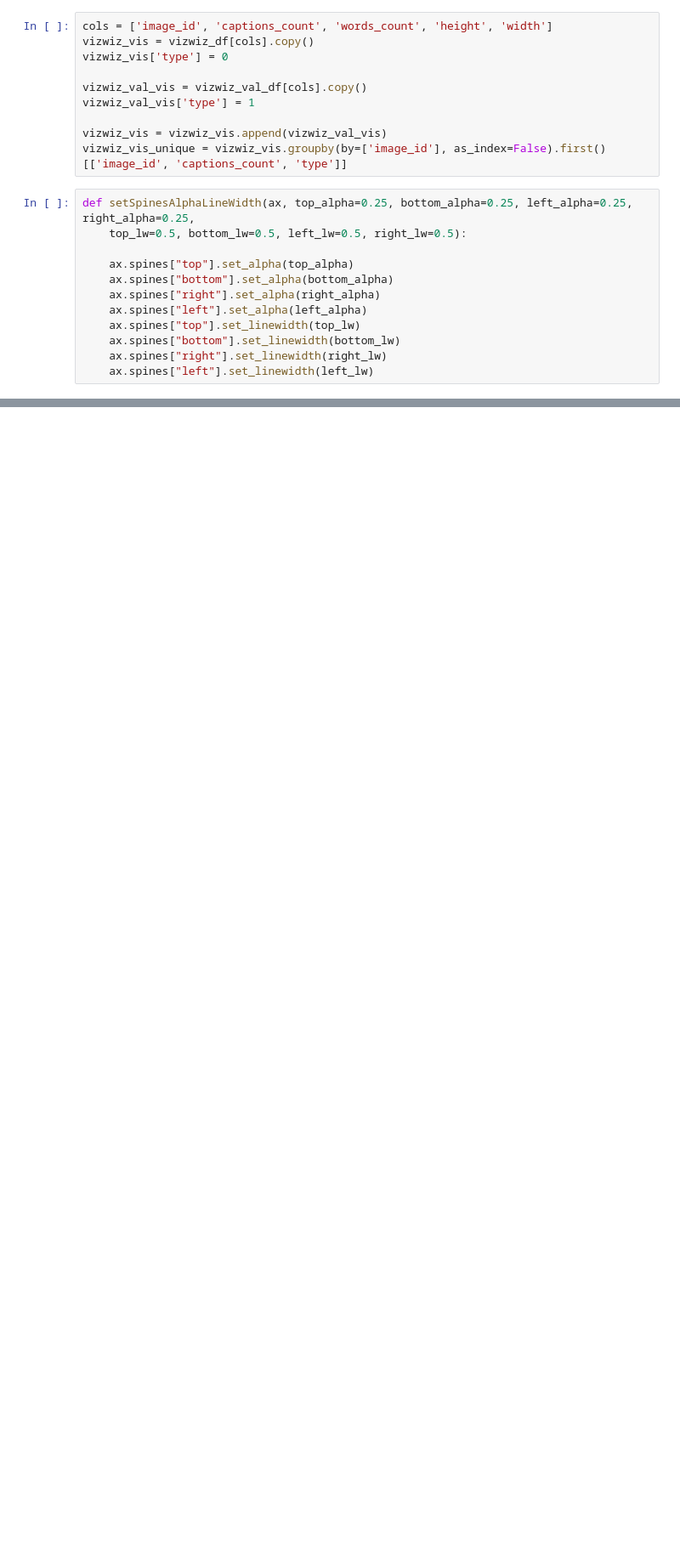
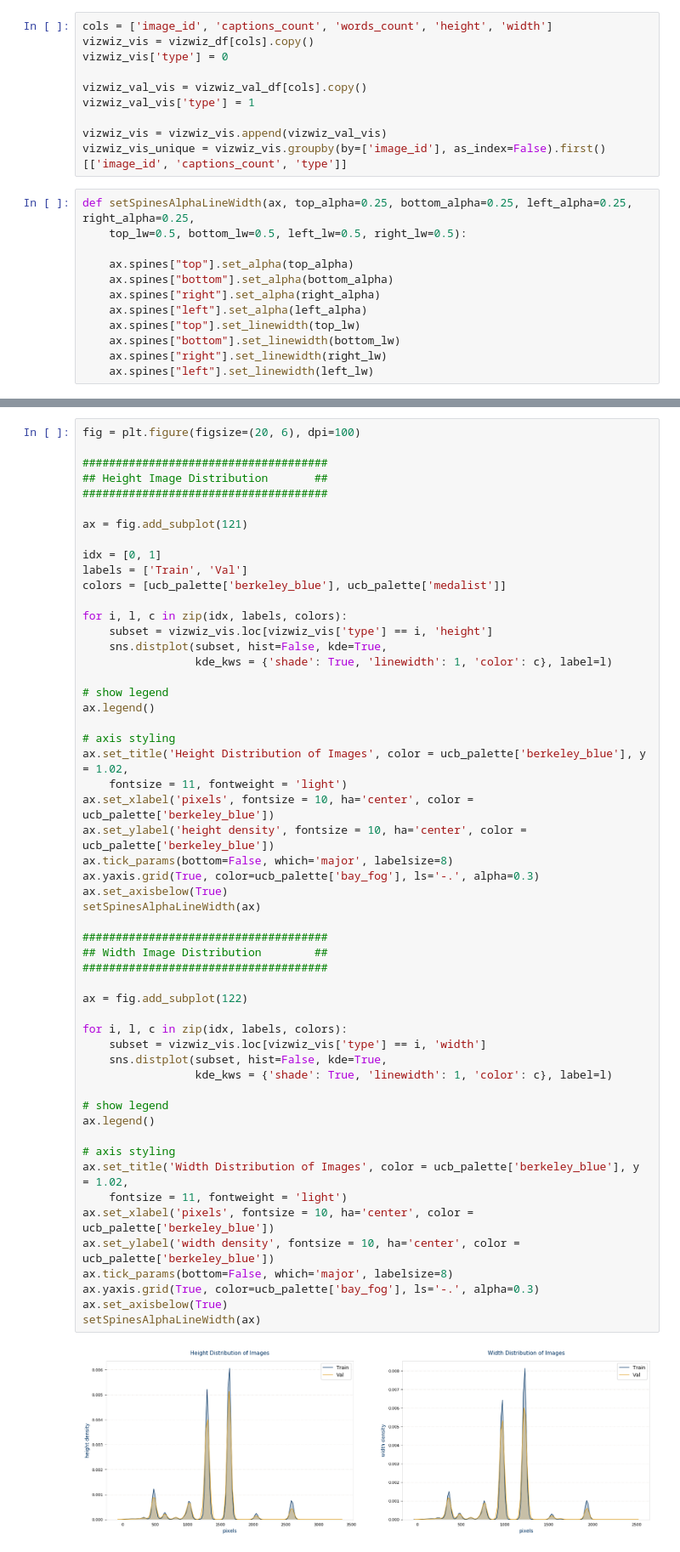
Before and after one commit to sony-w/AssistiveVision, a Jupyter notebook: VizwizEDA.ipynb, the cells around one changed output, grey strips where cells are left out. Shown at 85% size. Saved outputs shown, nothing was run; the diff lists cells and outputs as text; blank space fills up the shorter version.

```diff
--- a/VizwizEDA.ipynb
+++ b/VizwizEDA.ipynb
@@ -265,0 +291,56 @@ setSpinesAlphaLineWidth(ax)
+# %%
+fig = plt.figure(figsize=(20, 6), dpi=100)
+
+#####################################
+## Height Image Distribution       ##
+#####################################
+
+ax = fig.add_subplot(121)
+
+idx = [0, 1]
+labels = ['Train', 'Val']
+colors = [ucb_palette['berkeley_blue'], ucb_palette['medalist']]
+
+for i, l, c in zip(idx, labels, colors):
+    subset = vizwiz_vis.loc[vizwiz_vis['type'] == i, 'height']
+    sns.distplot(subset, hist=False, kde=True,
+                 kde_kws = {'shade': True, 'linewidth': 1, 'color': c}, label=l)
+
+# show legend
+ax.legend()
+
+# axis styling
+ax.set_title('Height Distribution of Images', color = ucb_palette['berkeley_blue'], y = 1.02,
+    fontsize = 11, fontweight = 'light')
+ax.set_xlabel('pixels', fontsize = 10, ha='center', color = ucb_palette['berkeley_blue'])
+ax.set_ylabel('height density', fontsize = 10, ha='center', color = ucb_palette['berkeley_blue'])
+ax.tick_params(bottom=False, which='major', labelsize=8)
+ax.yaxis.grid(True, color=ucb_palette['bay_fog'], ls='-.', alpha=0.3)
+ax.set_axisbelow(True)
+setSpinesAlphaLineWidth(ax)
+
+#####################################
+## Width Image Distribution        ##
+#####################################
+
+ax = fig.add_subplot(122)
+
+for i, l, c in zip(idx, labels, colors):
+    subset = vizwiz_vis.loc[vizwiz_vis['type'] == i, 'width']
+    sns.distplot(subset, hist=False, kde=True,
+                 kde_kws = {'shade': True, 'linewidth': 1, 'color': c}, label=l)
+
+# show legend
+ax.legend()
+
+# axis styling
+ax.set_title('Width Distribution of Images', color = ucb_palette['berkeley_blue'], y = 1.02,
+    fontsize = 11, fontweight = 'light')
+ax.set_xlabel('pixels', fontsize = 10, ha='center', color = ucb_palette['berkeley_blue'])
+ax.set_ylabel('width density', fontsize = 10, ha='center', color = ucb_palette['berkeley_blue'])
+ax.tick_params(bottom=False, which='major', labelsize=8)
+ax.yaxis.grid(True, color=ucb_palette['bay_fog'], ls='-.', alpha=0.3)
+ax.set_axisbelow(True)
+setSpinesAlphaLineWidth(ax)
+# %% [output]
+[figure, added]
```
Also changed, not shown: parts of 3 cells of this notebook.
